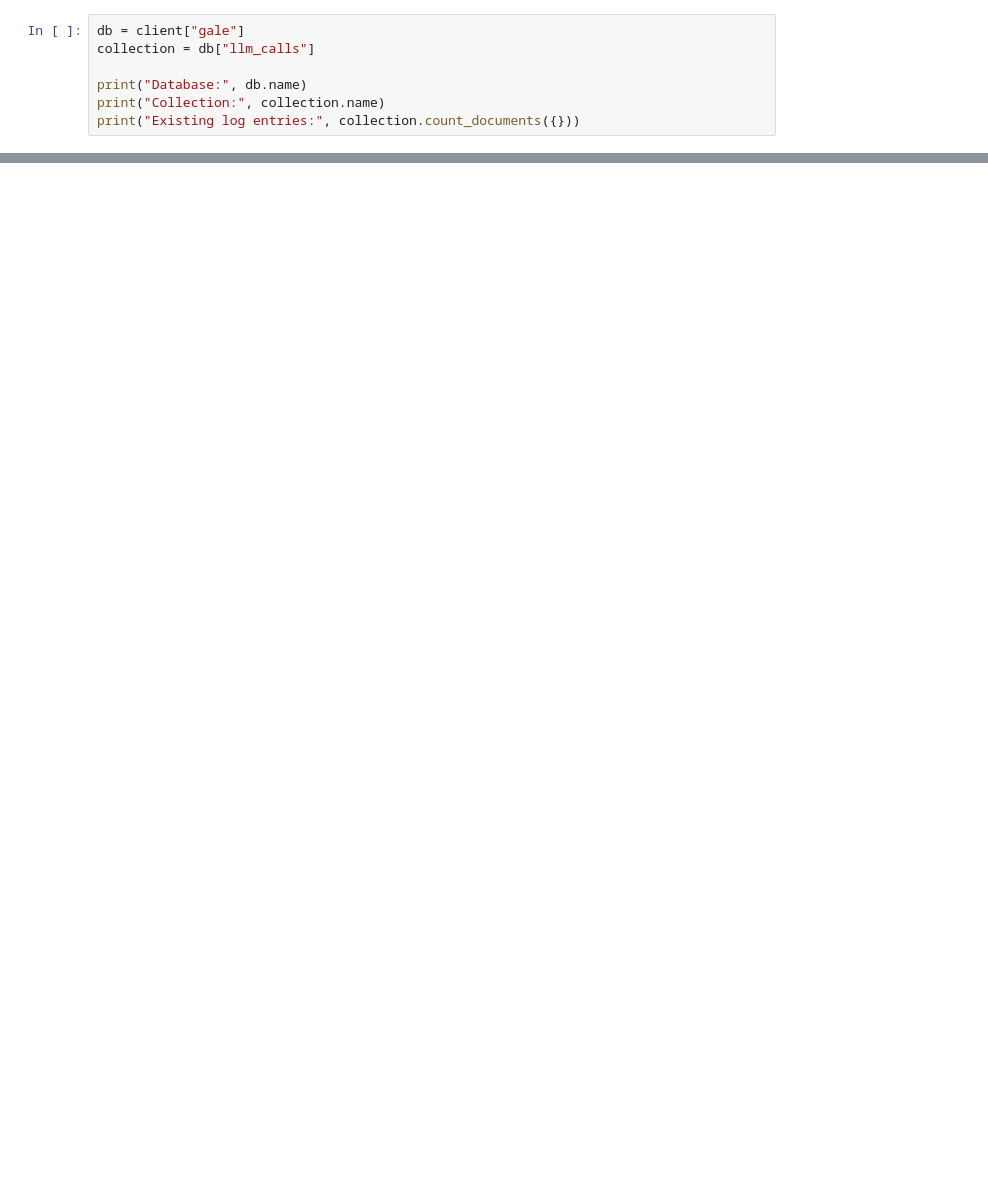
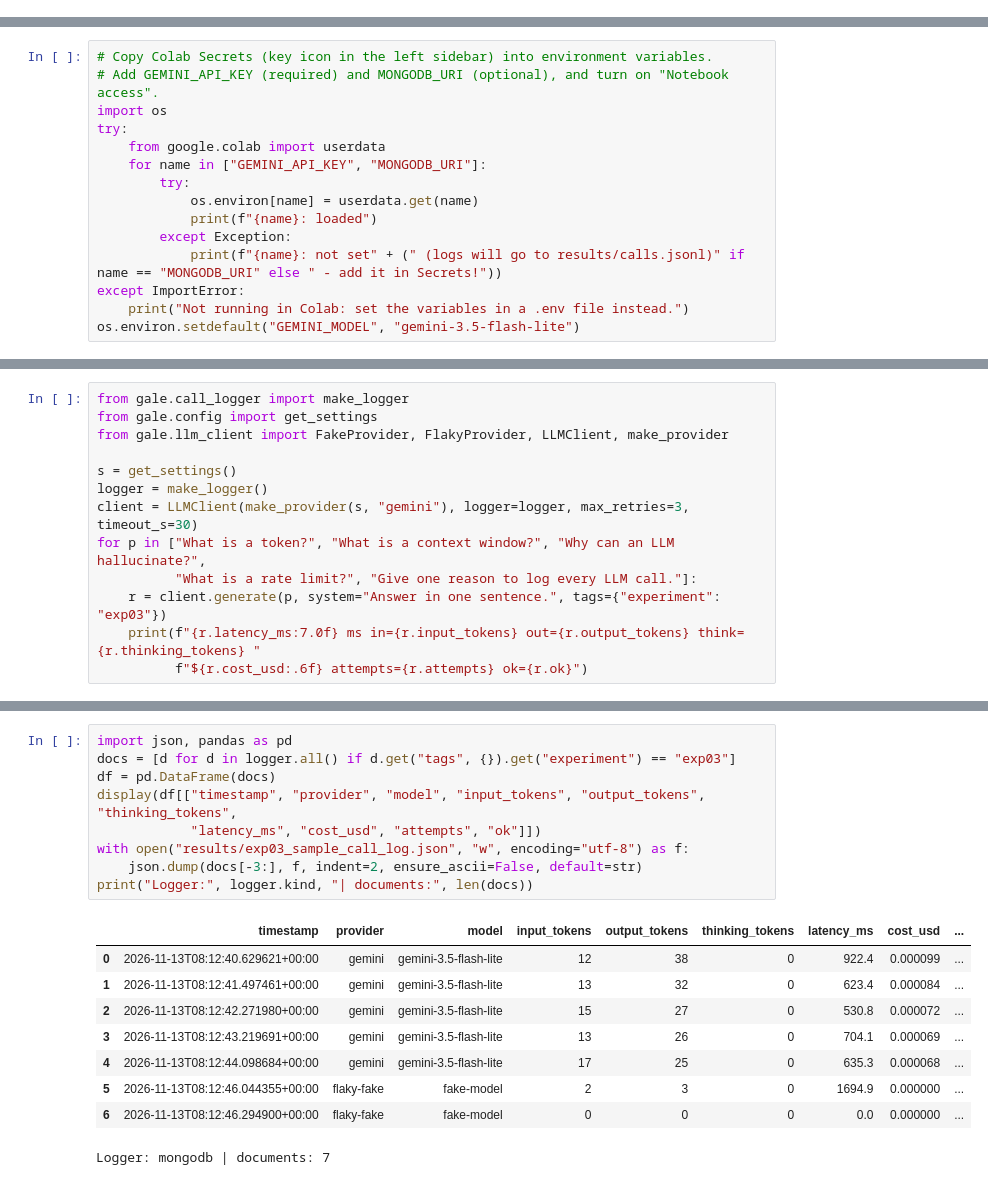
Before and after one commit to puttimonish/2026_GenerativeAI_Sec-8_2520030395, a Jupyter notebook: Skill /EXP-3/EXP-3.ipynb, the cells around one changed output, grey strips where cells are left out. Drawn from its saved outputs; the diff is of its cells as text; blank space fills up the shorter version.

```diff
--- a/Skill /EXP-3/EXP-3.ipynb
+++ b/Skill /EXP-3/EXP-3.ipynb
@@ -26,7 +11,0 @@ print("[logger] MongoDB connected!")
-# %%
-db = client["gale"]
-collection = db["llm_calls"]
-
-print("Database:", db.name)
-print("Collection:", collection.name)
-print("Existing log entries:", collection.count_documents({}))
@@ -36,0 +12,15 @@ Existing log entries: 0
+# %%
+# Copy Colab Secrets (key icon in the left sidebar) into environment variables.
+# Add GEMINI_API_KEY (required) and MONGODB_URI (optional), and turn on "Notebook access".
+import os
+try:
+    from google.colab import userdata
+    for name in ["GEMINI_API_KEY", "MONGODB_URI"]:
+        try:
+            os.environ[name] = userdata.get(name)
+            print(f"{name}: loaded")
+        except Exception:
+            print(f"{name}: not set" + (" (logs will go to results/calls.jsonl)" if name == "MONGODB_URI" else " - add it in Secrets!"))
+except ImportError:
+    print("Not running in Colab: set the variables in a .env file instead.")
+os.environ.setdefault("GEMINI_MODEL", "gemini-3.5-flash-lite")
@@ -36,0 +500,13 @@ Existing log entries: 0
+# %%
+from gale.call_logger import make_logger
+from gale.config import get_settings
+from gale.llm_client import FakeProvider, FlakyProvider, LLMClient, make_provider
+
+s = get_settings()
+logger = make_logger()
+client = LLMClient(make_provider(s, "gemini"), logger=logger, max_retries=3, timeout_s=30)
+for p in ["What is a token?", "What is a context window?", "Why can an LLM hallucinate?",
+          "What is a rate limit?", "Give one reason to log every LLM call."]:
+    r = client.generate(p, system="Answer in one sentence.", tags={"experiment": "exp03"})
+    print(f"{r.latency_ms:7.0f} ms in={r.input_tokens} out={r.output_tokens} think={r.thinking_tokens} "
+          f"${r.cost_usd:.6f} attempts={r.attempts} ok={r.ok}")
@@ -36,0 +541,19 @@ Existing log entries: 0
+# %%
+import json, pandas as pd
+docs = [d for d in logger.all() if d.get("tags", {}).get("experiment") == "exp03"]
+df = pd.DataFrame(docs)
+display(df[["timestamp", "provider", "model", "input_tokens", "output_tokens", "thinking_tokens",
+            "latency_ms", "cost_usd", "attempts", "ok"]])
+with open("results/exp03_sample_call_log.json", "w", encoding="utf-8") as f:
+    json.dump(docs[-3:], f, indent=2, ensure_ascii=False, default=str)
+print("Logger:", logger.kind, "| documents:", len(docs))
+# %% [output]
+|  | timestamp | provider | model | input_tokens | output_tokens | thinking_tokens | latency_ms | cost_usd | ... |
+| 0 | 2026-11-13T08:12:40.629621+00:00 | gemini | gemini-3.5-flash-lite | 12 | 38 | 0 | 922.4 | 0.000099 | ... |
+| 1 | 2026-11-13T08:12:41.497461+00:00 | gemini | gemini-3.5-flash-lite | 13 | 32 | 0 | 623.4 | 0.000084 | ... |
+| 2 | 2026-11-13T08:12:42.271980+00:00 | gemini | gemini-3.5-flash-lite | 15 | 27 | 0 | 530.8 | 0.000072 | ... |
+| 3 | 2026-11-13T08:12:43.219691+00:00 | gemini | gemini-3.5-flash-lite | 13 | 26 | 0 | 704.1 | 0.000069 | ... |
+| 4 | 2026-11-13T08:12:44.098684+00:00 | gemini | gemini-3.5-flash-lite | 17 | 25 | 0 | 635.3 | 0.000068 | ... |
+| 5 | 2026-11-13T08:12:46.044355+00:00 | flaky-fake | fake-model | 2 | 3 | 0 | 1694.9 | 0.000000 | ... |
+| 6 | 2026-11-13T08:12:46.294900+00:00 | flaky-fake | fake-model | 0 | 0 | 0 | 0.0 | 0.000000 | ... |
+Logger: mongodb | documents: 7
```
Also changed, not shown: parts of 19 cells of this notebook.
